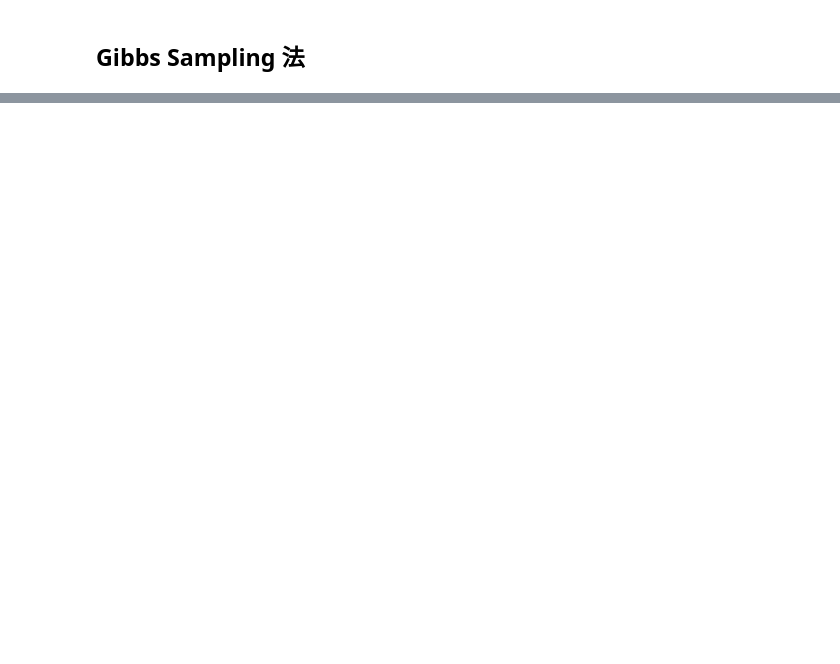
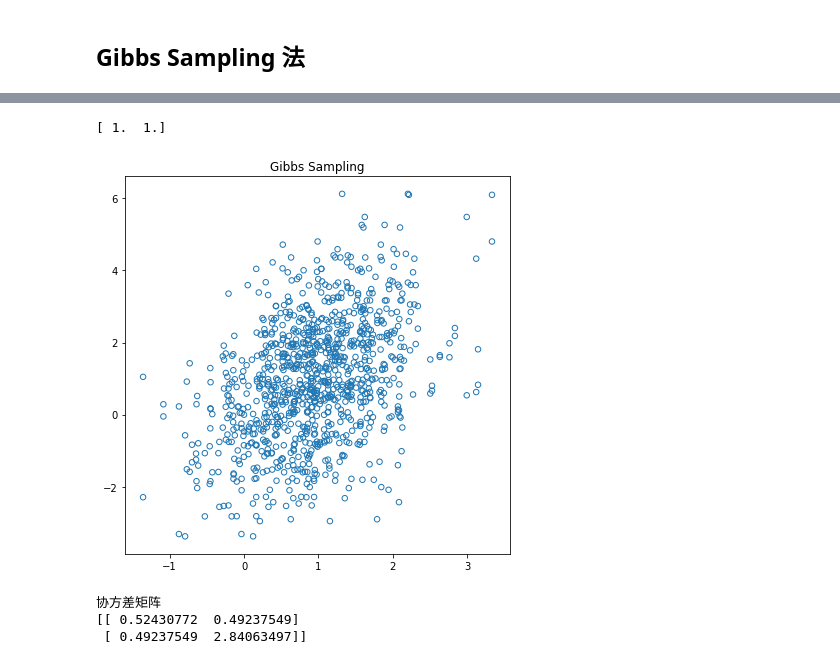
Before and after one commit to aronsoyol/lda, a Jupyter notebook: MCMC.ipynb, the cells around one changed output, grey strips where cells are left out. Cells and saved outputs as stored; diff of their text form; code cells hidden in the pictures; blank space fills up the shorter version.

Commit message:
add gibbs

```diff
--- a/MCMC.ipynb
+++ b/MCMC.ipynb
@@ -311,0 +379,38 @@ mh_test(0.0, 100000, target_dist, prop_dist1)
+# %%
+def gibbs_test():
+    # 2 dimension normal distribution
+    mu = np.ones(2)
+    print(mu)
+    covariance = np.array([[0.5, 0.5], [0.5, 3]])
+
+
+    sample = gibbs_sampling(mu, covariance, 1000)
+
+    fig, ax1 = plt.subplots(figsize=(6, 6))
+    ax1.scatter(sample[:, 0], sample[:, 1],
+                marker="o", facecolor="none", alpha=1., s=30., edgecolor="C0"
+                )
+
+    # 答え合わせ
+
+
+    X=[pair[0] for pair in sample]
+    Y=[pair[1] for pair in sample]
+
+    ax1.legend()
+    ax1.set_title("Gibbs Sampling")
+    fig.tight_layout()
+    plt.show()
+#     print(sample)
+#     print(X)
+
+    print("协方差矩阵")
+    print(np.cov(X,Y))
+
+gibbs_test()
+# %% [output]
+[ 1.  1.]
+[figure, added]
+协方差矩阵
+[[ 0.52430772  0.49237549]
+ [ 0.49237549  2.84063497]]
```
Also changed, not shown: parts of 8 cells of this notebook.
